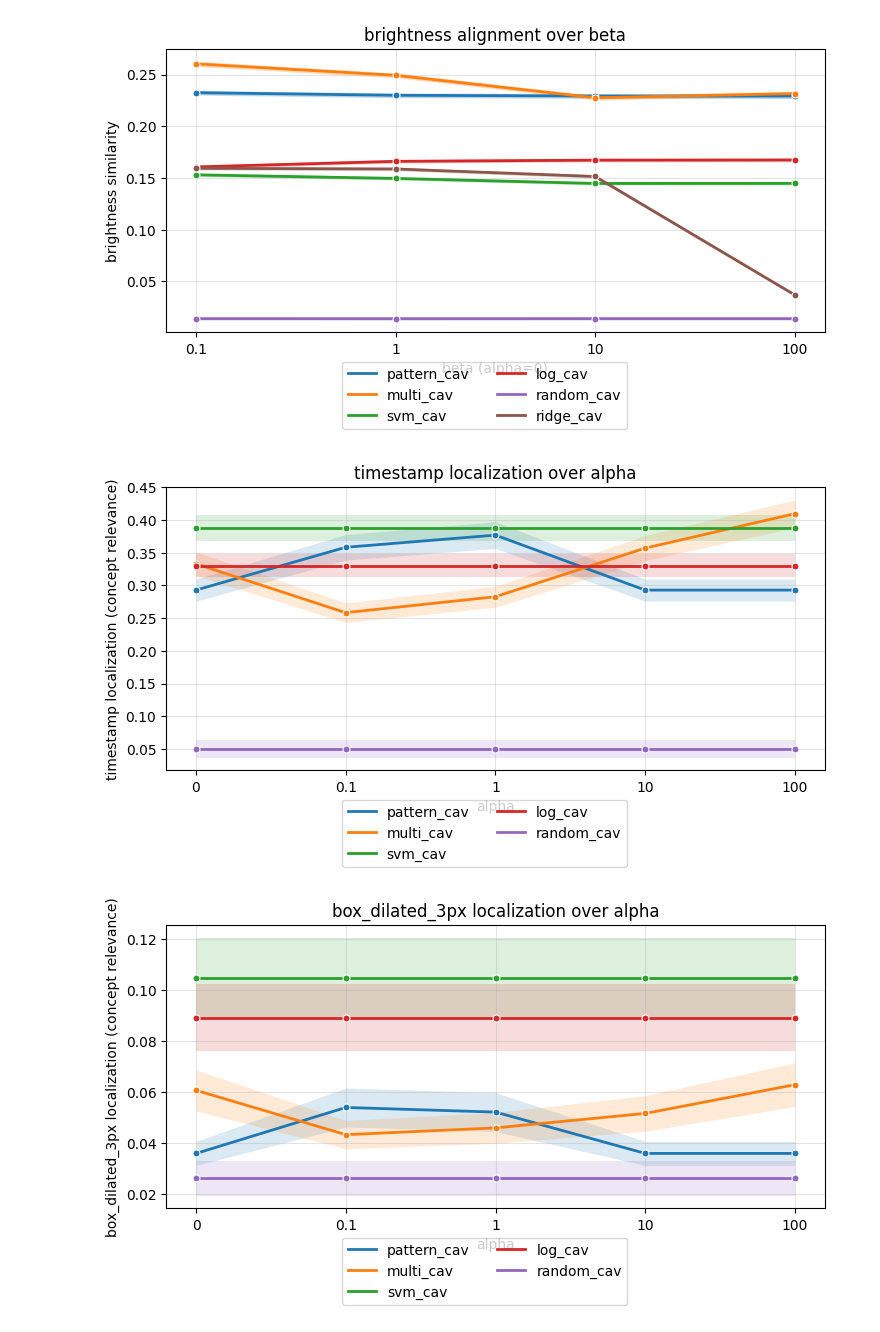
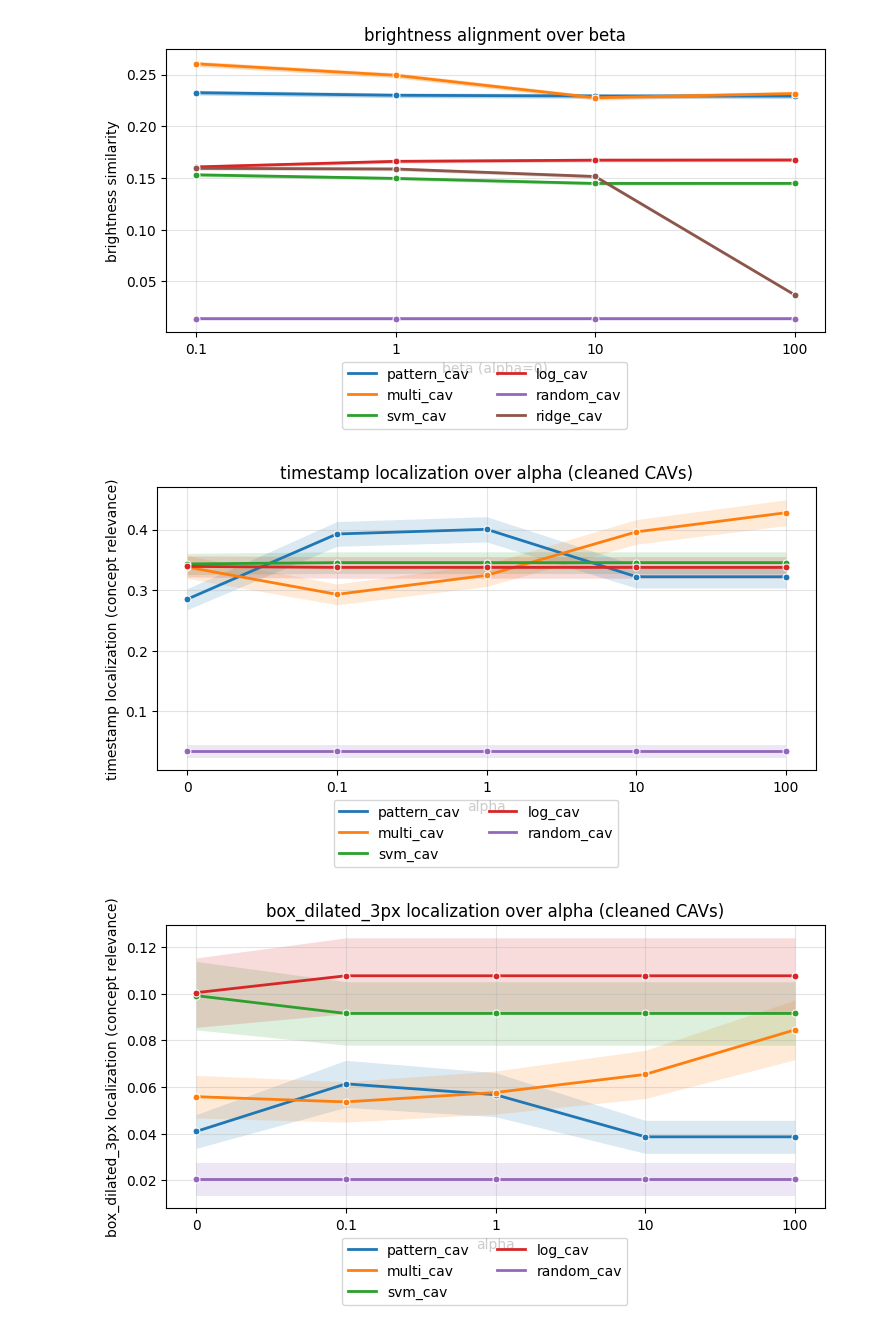
Before and after one commit to erenerogullari/cav-disentanglement, a Jupyter notebook: notebooks/experiment_figures.ipynb, the cells around one changed output. Saved outputs shown, nothing was run; the diff lists cells and outputs as text; code cells hidden in the pictures.

```diff
--- a/notebooks/experiment_figures.ipynb
+++ b/notebooks/experiment_figures.ipynb
@@ -1471,7 +1466,7 @@ cav_types = ("pattern_cav", "multi_cav", "svm_cav", "log_cav", "random_cav")
 alphas=(0., 0.1, 1., 10., 100.),
 betas=(0.1, 1., 10., 100.),
 targets=("timestamp", "box", "brightness"),
-use_cleaned_cavs = False  # Set True after generating cleaned concept-alignment metrics.
+use_cleaned_cavs = True  # Set True after generating cleaned concept-alignment metrics.
 
 plot_df_loc = plot_artifact_localization_over_alpha_beta(
     cav_types=cav_types,
@@ -1501,32 +1496,32 @@ plot_df_loc = plot_artifact_localization_over_alpha_beta(
     artifact="box_dilated_3px",
     alphas=(0., 0., 0., 0.),
     betas=betas,
     targets=targets,
     use_cleaned_cavs=use_cleaned_cavs,
 )
 
 
 _ = display_artifact_localization_over_alpha_beta(
     sample_id=189,
     cav_types=cav_types,
     artifact="timestamp",
     alphas=(0., 0., 0., 0.),
     betas=betas,
     targets=targets,
     heatmap_normalization="panel",
     use_cleaned_cavs=use_cleaned_cavs,
 )
 
 _ = display_artifact_localization_over_alpha_beta(
     sample_id=16,
     cav_types=cav_types,
     artifact="box",
     alphas=(0., 0., 0., 0.),
     betas=betas,
     targets=targets,
     heatmap_normalization="panel",
     use_cleaned_cavs=use_cleaned_cavs,
 )
 # %% [output]
-[figure, old version]
+[figure, new version]
-[figure, old version]
+[figure, new version]
```
Also changed, not shown: parts of 3 cells of this notebook, 14 other files.
